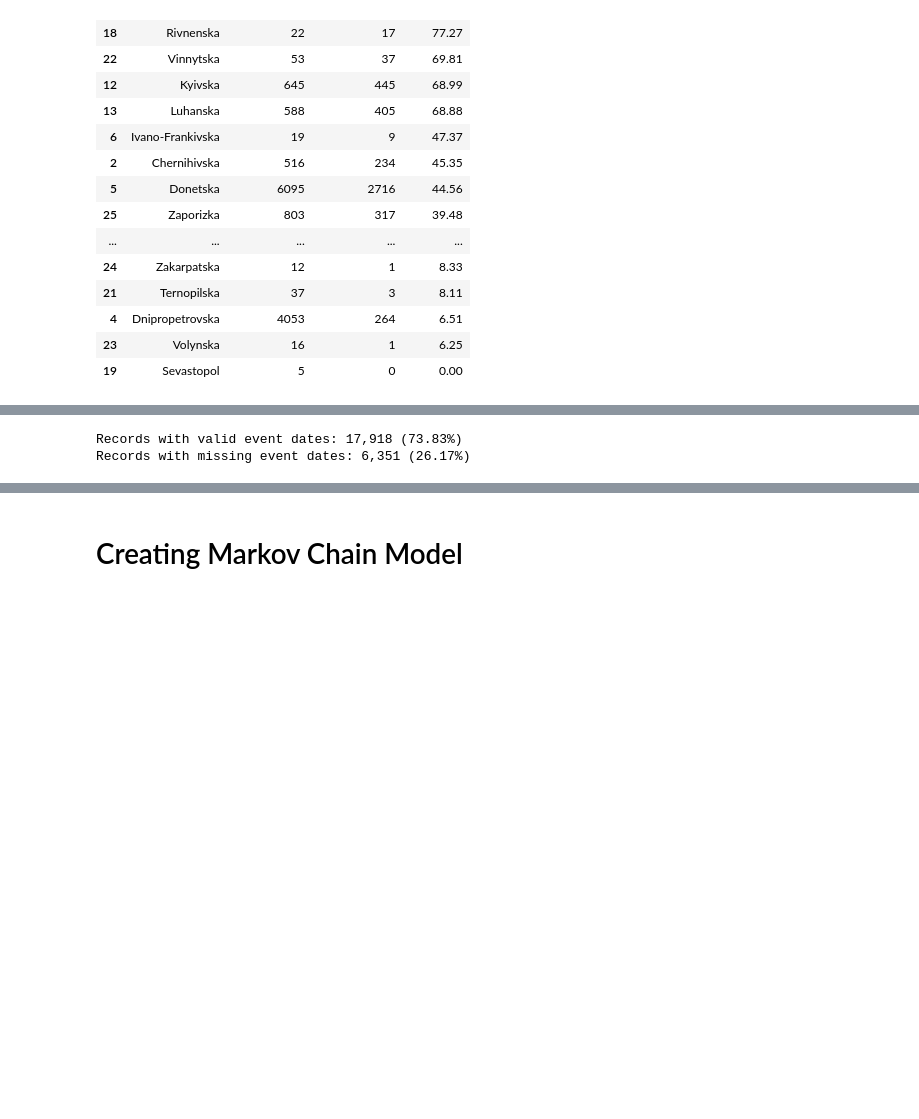
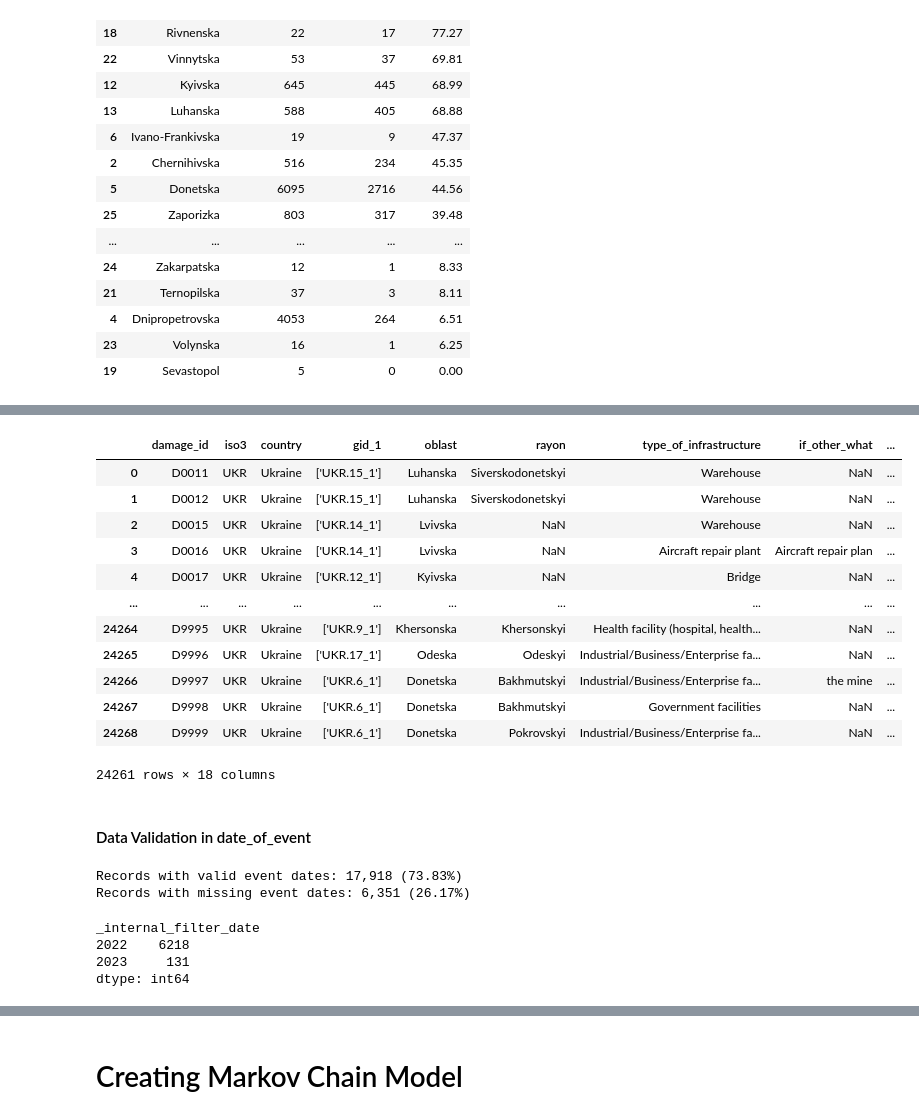
Before and after one commit to ssegaloff/UU_project_1, a Jupyter notebook: Project1_Ukraine_2.ipynb, the cells around one changed output, grey strips where cells are left out. Cells and saved outputs as stored; diff of their text form; code cells hidden in the pictures; blank space fills up the shorter version.

```diff
--- a/Project1_Ukraine_2.ipynb
+++ b/Project1_Ukraine_2.ipynb
@@ -274,3 +299,23 @@ display(rayon_analysis_sorted)
+# %%
+# Dropping rows missing oblast - row # decrease by 8
+ukraine = ukraine[~ukraine.oblast.isna()]
+ukraine
+# %% [output]
+|  | damage_id | iso3 | country | gid_1 | oblast | rayon | type_of_infrastructure | if_other_what | ... |
+| 0 | D0011 | UKR | Ukraine | ['UKR.15_1'] | Luhanska | Siverskodonetskyi | Warehouse | NaN | ... |
+| 1 | D0012 | UKR | Ukraine | ['UKR.15_1'] | Luhanska | Siverskodonetskyi | Warehouse | NaN | ... |
+| 2 | D0015 | UKR | Ukraine | ['UKR.14_1'] | Lvivska | NaN | Warehouse | NaN | ... |
+| 3 | D0016 | UKR | Ukraine | ['UKR.14_1'] | Lvivska | NaN | Aircraft repair plant | Aircraft repair plan | ... |
+| 4 | D0017 | UKR | Ukraine | ['UKR.12_1'] | Kyivska | NaN | Bridge | NaN | ... |
+| ... | ... | ... | ... | ... | ... | ... | ... | ... | ... |
+| 24264 | D9995 | UKR | Ukraine | ['UKR.9_1'] | Khersonska | Khersonskyi | Health facility (hospital, health... | NaN | ... |
+| 24265 | D9996 | UKR | Ukraine | ['UKR.17_1'] | Odeska | Odeskyi | Industrial/Business/Enterprise fa... | NaN | ... |
+| 24266 | D9997 | UKR | Ukraine | ['UKR.6_1'] | Donetska | Bakhmutskyi | Industrial/Business/Enterprise fa... | the mine | ... |
+| 24267 | D9998 | UKR | Ukraine | ['UKR.6_1'] | Donetska | Bakhmutskyi | Government facilities | NaN | ... |
+| 24268 | D9999 | UKR | Ukraine | ['UKR.6_1'] | Donetska | Pokrovskyi | Industrial/Business/Enterprise fa... | NaN | ... |
+24261 rows × 18 columns
+# %% [markdown]
+#### Data Validation in date_of_event
 # %%
 # Date validity
 valid_event_dates = ukraine['date_of_event'].notna().sum()
@@ -281,3 +326,17 @@ print(f"Records with missing event dates: {ukraine['date_of_event'].isna().sum()
 # %% [output]
 Records with valid event dates: 17,918 (73.83%)
 Records with missing event dates: 6,351 (26.17%)
+# %%
+# see records with missing event date - some do have _internal_filter_date
+# sample checked 20 records, many reports with missing dates are done over a range of days (2~3) before the _internal_filter_date
+# most missing records are in 2022, the portion of missing data in 2023 is relatively small < 1%
+ukraine._internal_filter_date = pd.to_datetime(ukraine._internal_filter_date)
+
+# see how many records is missing for date_of_event while having _internal_filter_date
+# none - _internal_filter_date might be more reliable as event date
+ukraine[ukraine.date_of_event.isna()].groupby(ukraine['_internal_filter_date'].dt.year, dropna=False).size().sort_index()
+# %% [output]
+_internal_filter_date
+2022    6218
+2023     131
+dtype: int64
```
Also changed, not shown: parts of 20 cells of this notebook, 1 other file.
